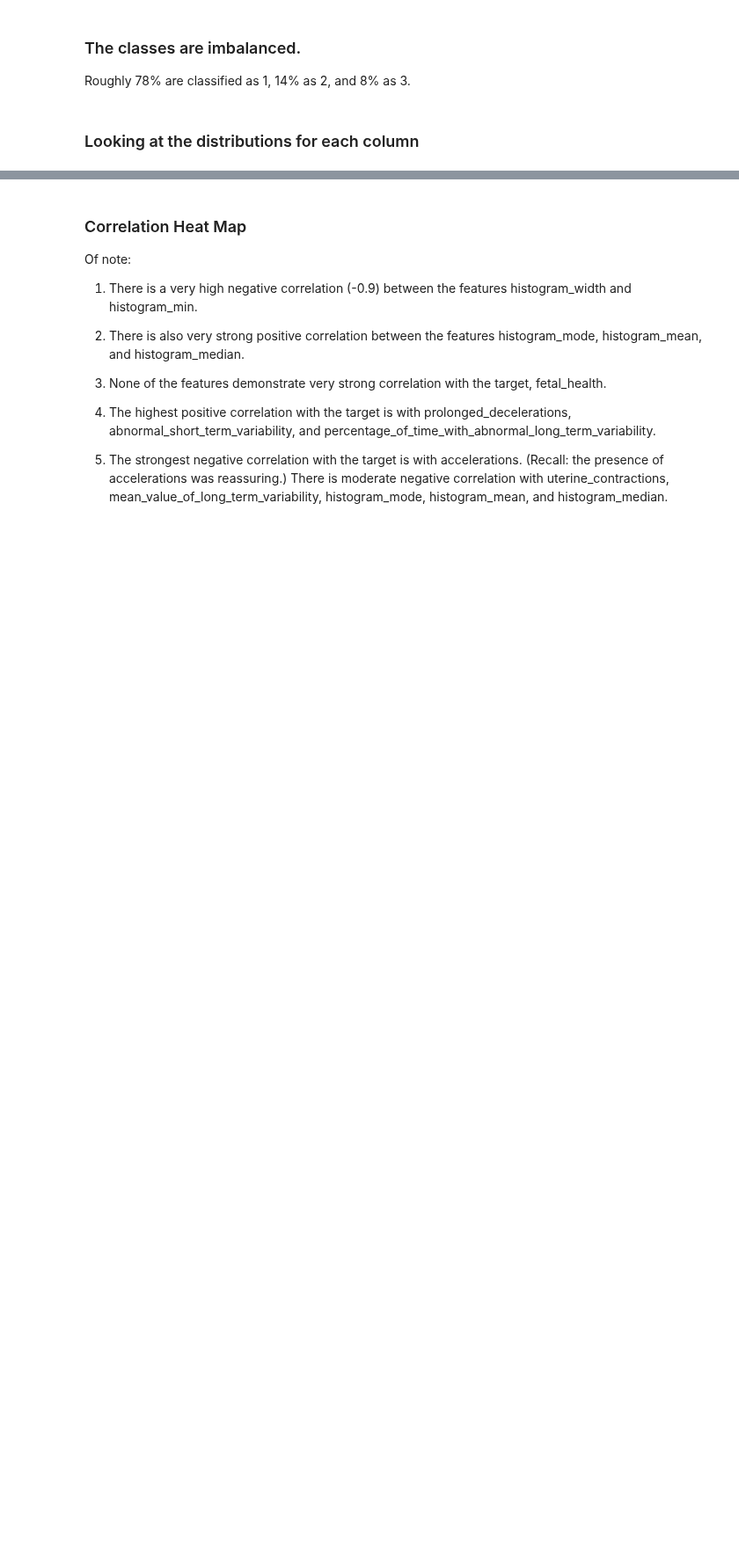
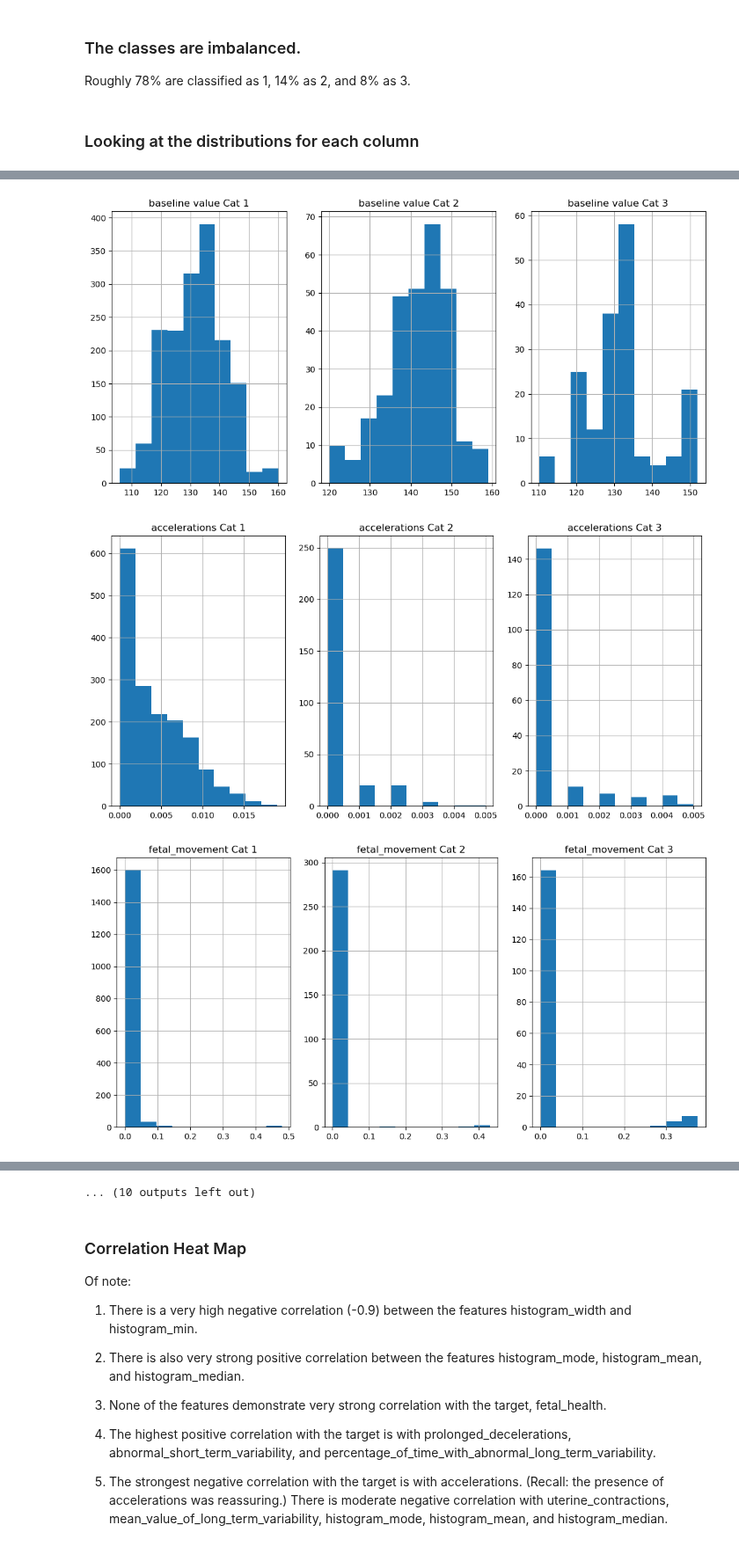
Before and after one commit to MSnellgrove/Springboard, a Jupyter notebook: Projects/Capstone Three/[Step 2] Capstone Three - Data Wrangling and EDA.ipynb, the cells around one changed output, grey strips where cells are left out. Shown at 88% size. Drawn from its saved outputs; the diff is of its cells as text; code cells hidden in the pictures; blank space fills up the shorter version.

```diff
--- a/Projects/Capstone Three/[Step 2] Capstone Three - Data Wrangling and EDA.ipynb
+++ b/Projects/Capstone Three/[Step 2] Capstone Three - Data Wrangling and EDA.ipynb
@@ -212,0 +283,14 @@ plt.subplots_adjust(wspace = 0.5, hspace=0.4);
+# %%
+for col in data.columns:
+    fig, ax = plt.subplots(1, 3, figsize = (13, 6))
+    cat_1[col].hist(ax = ax[0])
+    cat_2[col].hist(ax = ax[1])
+    cat_3[col].hist(ax = ax[2])
+    ax[0].title.set_text(col + ' Cat 1')
+    ax[1].title.set_text(col + ' Cat 2')
+    ax[2].title.set_text(col + ' Cat 3')
+    plt.show()
+# %% [output]
+[figure, added]
+[figure, added]
+[figure, added]
@@ -213,3 +306,4 @@ plt.subplots_adjust(wspace = 0.5, hspace=0.4);
+... (10 outputs left out)
 # %% [markdown]
 ### Correlation Heat Map
 
```
Also changed, not shown: parts of 10 cells of this notebook.
